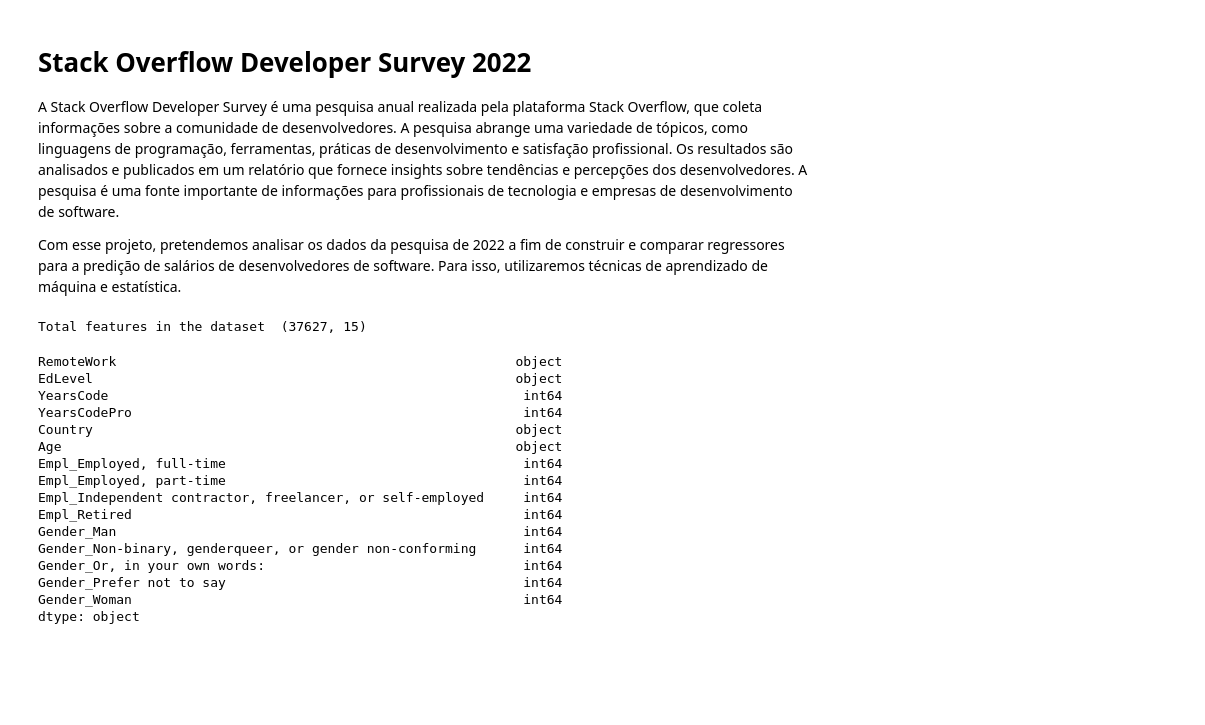
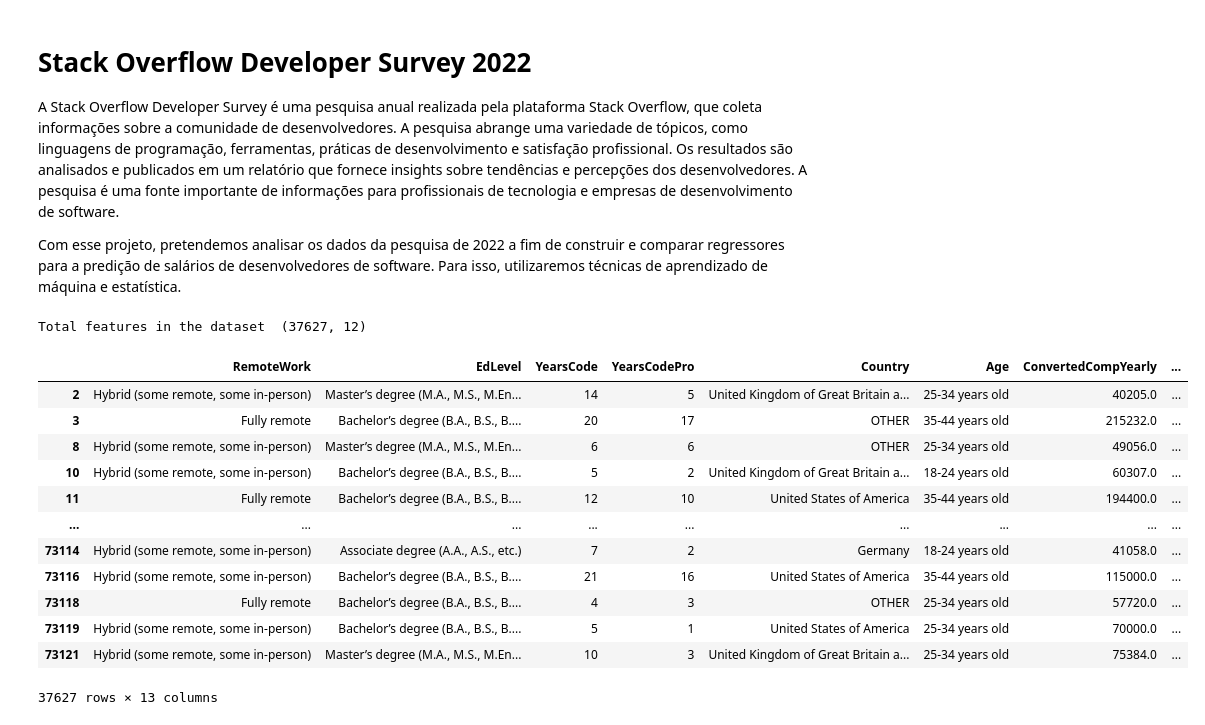
Before and after one commit to srjheam/ufes-stastacksurvey22, a Jupyter notebook: analysis.ipynb, the cells around one changed output. Drawn from its saved outputs; the diff is of its cells as text; code cells hidden in the pictures; blank space fills up the shorter version.

```diff
--- a/analysis.ipynb
+++ b/analysis.ipynb
@@ -29,66 +29,70 @@ raw = raw[raw[features_cols].notnull().all(axis=1)]
 raw = raw[raw['Age'] != 'Prefer not to say']
 #
 # does not drop 'Prefer not to say' in 'Gender', 'Trans', 'Sexuality', 'Ethnicity', 'Accessibility'
 # as their absence may not be a missing value
 #
 
 #
 # pode ser que isso seja um erro e inclusive diminuir ou comprimir o número de features pode ajudar a melhorar a precisão do modelo (não que eu esteja disposto a testar isso agora)
 #
 ##
 #
 # atualização: foi um erro, removendo features tumultuando o modelo; colunas descartadas ['Trans', 'Sexuality', 'Ethnicity', 'Accessibility']
 #
 
-# Select columns of interest
-
-X_raw = raw.drop(raw.columns.difference(features_cols), axis=1)
-y_raw = raw[target_col]
+raw = raw.drop(raw.columns.difference(features_cols + [target_col]), axis=1)
 
 # fix heterogeneous columns
 
-X_raw['YearsCode'] = X_raw['YearsCode'].replace('Less than 1 year', 0)
-X_raw['YearsCode'] = X_raw['YearsCode'].replace('More than 50 years', 51)
+raw['YearsCode'] = raw['YearsCode'].replace('Less than 1 year', 0)
+raw['YearsCode'] = raw['YearsCode'].replace('More than 50 years', 51)
 
-X_raw['YearsCodePro'] = X_raw['YearsCodePro'].replace('Less than 1 year', 0)
-X_raw['YearsCodePro'] = X_raw['YearsCodePro'].replace('More than 50 years', 51)
+raw['YearsCodePro'] = raw['YearsCodePro'].replace('Less than 1 year', 0)
+raw['YearsCodePro'] = raw['YearsCodePro'].replace('More than 50 years', 51)
 
 # cast column to numeric
 
-X_raw['YearsCode'] = X_raw['YearsCode'].astype('int64')
-X_raw['YearsCodePro'] = X_raw['YearsCodePro'].astype('int64')
+raw['YearsCode'] = raw['YearsCode'].astype('int64')
+raw['YearsCodePro'] = raw['YearsCodePro'].astype('int64')
 
 # split multi label columns (MultiHotEncoding)
 
-X_raw = X_raw.drop('Employment', axis=1).join(X_raw['Employment'].str.get_dummies(sep=';').add_prefix('Empl_'))
-X_raw = X_raw.drop('Gender', axis=1).join(X_raw['Gender'].str.get_dummies(sep=';').add_prefix('Gender_'))
-#X_raw = X_raw.drop('Sexuality', axis=1).join(X_raw['Sexuality'].str.get_dummies(sep=';').add_prefix('Sexuality_'))
-#X_raw = X_raw.drop('Ethnicity', axis=1).join(X_raw['Ethnicity'].str.get_dummies(sep=';').add_prefix('Ethnicity_'))
-#X_raw = X_raw.drop('Accessibility', axis=1).join(X_raw['Accessibility'].str.get_dummies(sep=';').add_prefix('Accessibility_'))
+raw = raw.drop('Employment', axis=1).join(raw['Employment'].str.get_dummies(sep=';').add_prefix('Empl_'))
+raw = raw.drop('Gender', axis=1).join(raw['Gender'].str.get_dummies(sep=';').add_prefix('Gender_'))
+#raw = raw.drop('Sexuality', axis=1).join(raw['Sexuality'].str.get_dummies(sep=';').add_prefix('Sexuality_'))
+#raw = raw.drop('Ethnicity', axis=1).join(raw['Ethnicity'].str.get_dummies(sep=';').add_prefix('Ethnicity_'))
+#raw = raw.drop('Accessibility', axis=1).join(raw['Accessibility'].str.get_dummies(sep=';').add_prefix('Accessibility_'))
 
 # merge useless categories
 
-df['merged_column'] = df['A_cat'] | df['B_cat']
-# Step 2: Drop 'A_cat' and 'B_cat' columns
-df.drop(columns=['A_cat', 'B_cat'], inplace=True)
+raw['Gender_OTHER'] = raw['Gender_Non-binary, genderqueer, or gender non-conforming'] | raw['Gender_Or, in your own words:'] | raw['Gender_Prefer not to say']
+raw.drop(columns=['Gender_Non-binary, genderqueer, or gender non-conforming', 'Gender_Or, in your own words:', 'Gender_Prefer not to say'], inplace=True)
+
+raw['Country'] = raw['Country'].replace(raw['Country'].value_counts()[raw['Country'].value_counts() < 1000].index, 'OTHER')
+
+# drop useless columns
+
+raw.drop(columns=['Empl_Retired'], inplace=True)
+
+# Select columns of interest
+
+X_raw = raw.drop(target_col, axis=1)
+y_raw = raw[target_col]
 
 print('Total features in the dataset ', X_raw.shape)
-X_raw.dtypes
+raw
 # %% [output]
-Total features in the dataset  (37627, 15)
+Total features in the dataset  (37627, 12)
+|  | RemoteWork | EdLevel | YearsCode | YearsCodePro | Country | Age | ConvertedCompYearly | ... |
+| 2 | Hybrid (some remote, some in-person) | Master’s degree (M.A., M.S., M.En... | 14 | 5 | United Kingdom of Great Britain a... | 25-34 years old | 40205.0 | ... |
+| 3 | Fully remote | Bachelor’s degree (B.A., B.S., B.... | 20 | 17 | OTHER | 35-44 years old | 215232.0 | ... |
+| 8 | Hybrid (some remote, some in-person) | Master’s degree (M.A., M.S., M.En... | 6 | 6 | OTHER | 25-34 years old | 49056.0 | ... |
+| 10 | Hybrid (some remote, some in-person) | Bachelor’s degree (B.A., B.S., B.... | 5 | 2 | United Kingdom of Great Britain a... | 18-24 years old | 60307.0 | ... |
+| 11 | Fully remote | Bachelor’s degree (B.A., B.S., B.... | 12 | 10 | United States of America | 35-44 years old | 194400.0 | ... |
+| ... | ... | ... | ... | ... | ... | ... | ... | ... |
+| 73114 | Hybrid (some remote, some in-person) | Associate degree (A.A., A.S., etc.) | 7 | 2 | Germany | 18-24 years old | 41058.0 | ... |
+| 73116 | Hybrid (some remote, some in-person) | Bachelor’s degree (B.A., B.S., B.... | 21 | 16 | United States of America | 35-44 years old | 115000.0 | ... |
+| 73118 | Fully remote | Bachelor’s degree (B.A., B.S., B.... | 4 | 3 | OTHER | 25-34 years old | 57720.0 | ... |
+| 73119 | Hybrid (some remote, some in-person) | Bachelor’s degree (B.A., B.S., B.... | 5 | 1 | United States of America | 25-34 years old | 70000.0 | ... |
+| 73121 | Hybrid (some remote, some in-person) | Master’s degree (M.A., M.S., M.En... | 10 | 3 | United Kingdom of Great Britain a... | 25-34 years old | 75384.0 | ... |
-RemoteWork                                                   object
-EdLevel                                                      object
-YearsCode                                                     int64
-YearsCodePro                                                  int64
-Country                                                      object
-Age                                                          object
-Empl_Employed, full-time                                      int64
-Empl_Employed, part-time                                      int64
-Empl_Independent contractor, freelancer, or self-employed     int64
-Empl_Retired                                                  int64
-Gender_Man                                                    int64
-Gender_Non-binary, genderqueer, or gender non-conforming      int64
-Gender_Or, in your own words:                                 int64
-Gender_Prefer not to say                                      int64
-Gender_Woman                                                  int64
-dtype: object
+37627 rows × 13 columns
```
Also changed, not shown: parts of 6 cells of this notebook.
